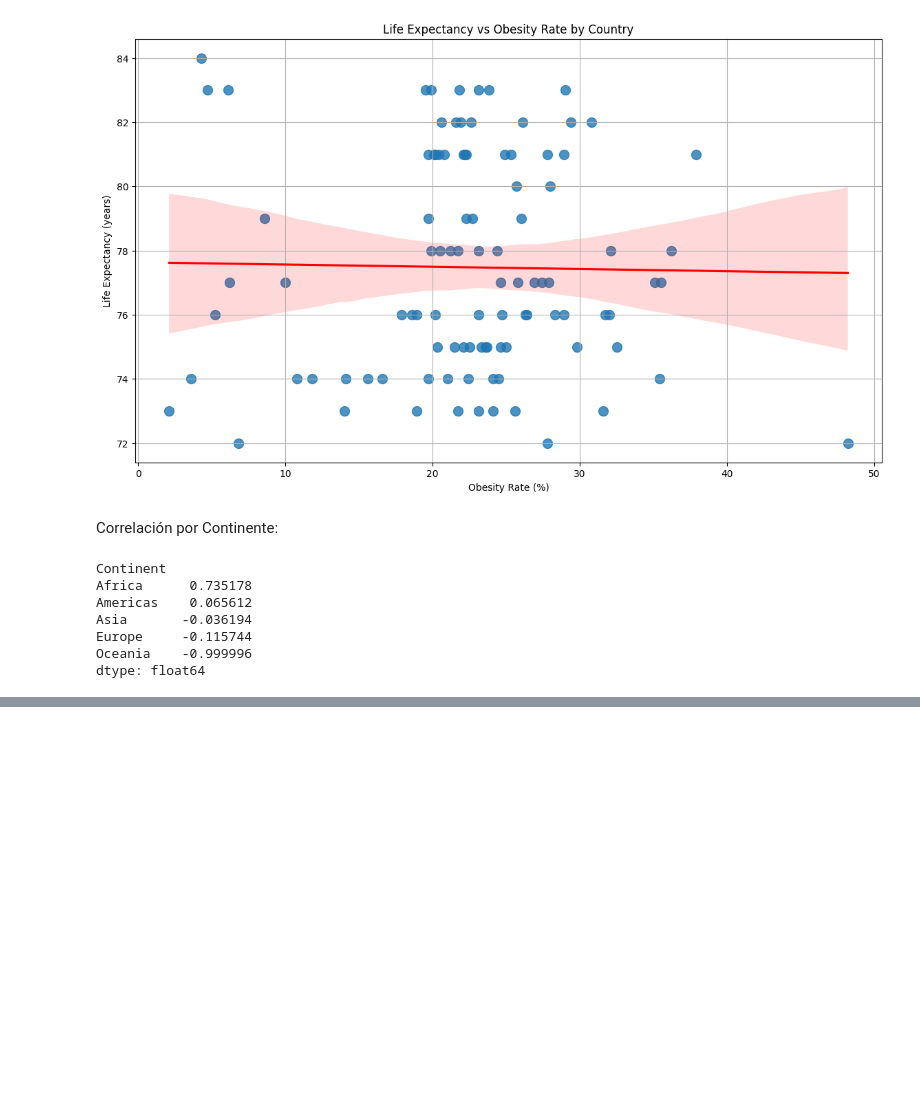
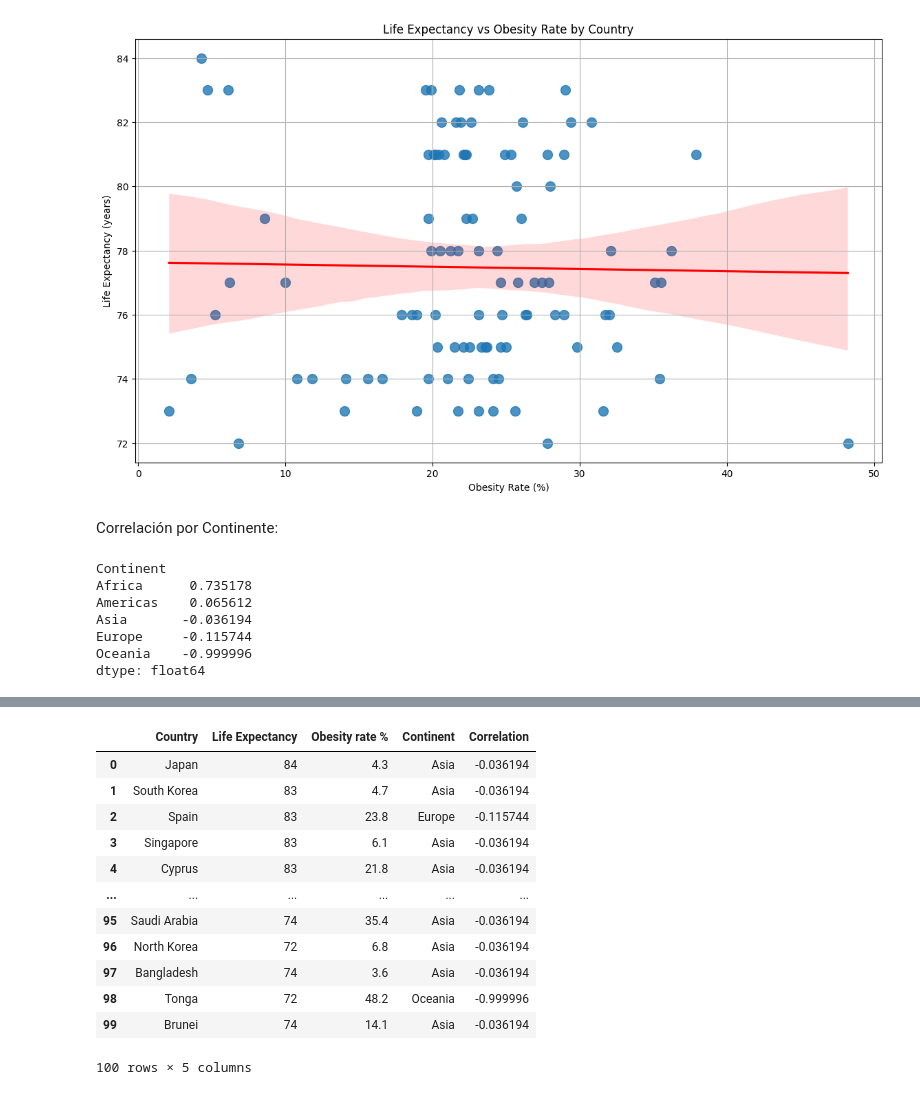
Before and after one commit to MouraAnalyst/EDA_Corr_tranning, a Jupyter notebook: EspVida_vs_Obesid.ipynb, the cells around one changed output, grey strips where cells are left out. Drawn from its saved outputs; the diff is of its cells as text; code cells hidden in the pictures; blank space fills up the shorter version.

```diff
--- a/EspVida_vs_Obesid.ipynb
+++ b/EspVida_vs_Obesid.ipynb
@@ -79,0 +96,26 @@ dtype: float64
+# %%
+# Calcular la correlación para cada continente
+correlation_by_continent = df.groupby('Continent').apply(lambda x: x['Life Expectancy'].corr(x['Obesity rate %'])).reset_index()
+correlation_by_continent.columns = ['Continent', 'Correlation']
+
+# Unir la correlación de cada continente al DataFrame original
+df = df.merge(correlation_by_continent, on='Continent', how='left')
+
+# Exportar a un archivo CSV
+df.to_csv('life_expectancy_obesity_continent_correlation.csv', index=False)
+
+df
+# %% [output]
+|  | Country | Life Expectancy | Obesity rate % | Continent | Correlation |
+| 0 | Japan | 84 | 4.3 | Asia | -0.036194 |
+| 1 | South Korea | 83 | 4.7 | Asia | -0.036194 |
+| 2 | Spain | 83 | 23.8 | Europe | -0.115744 |
+| 3 | Singapore | 83 | 6.1 | Asia | -0.036194 |
+| 4 | Cyprus | 83 | 21.8 | Asia | -0.036194 |
+| ... | ... | ... | ... | ... | ... |
+| 95 | Saudi Arabia | 74 | 35.4 | Asia | -0.036194 |
+| 96 | North Korea | 72 | 6.8 | Asia | -0.036194 |
+| 97 | Bangladesh | 74 | 3.6 | Asia | -0.036194 |
+| 98 | Tonga | 72 | 48.2 | Oceania | -0.999996 |
+| 99 | Brunei | 74 | 14.1 | Asia | -0.036194 |
+100 rows × 5 columns
```
Also changed, not shown: parts of 2 cells of this notebook.
